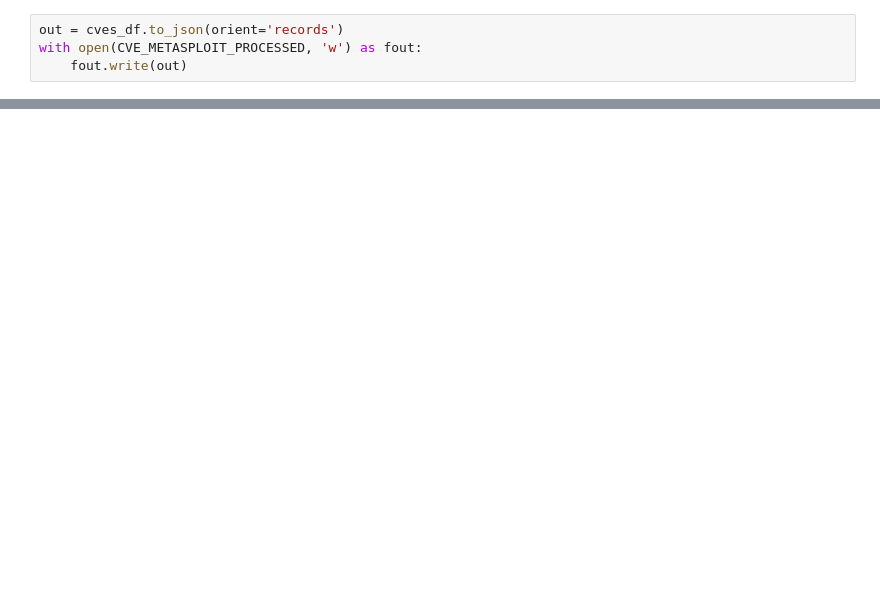
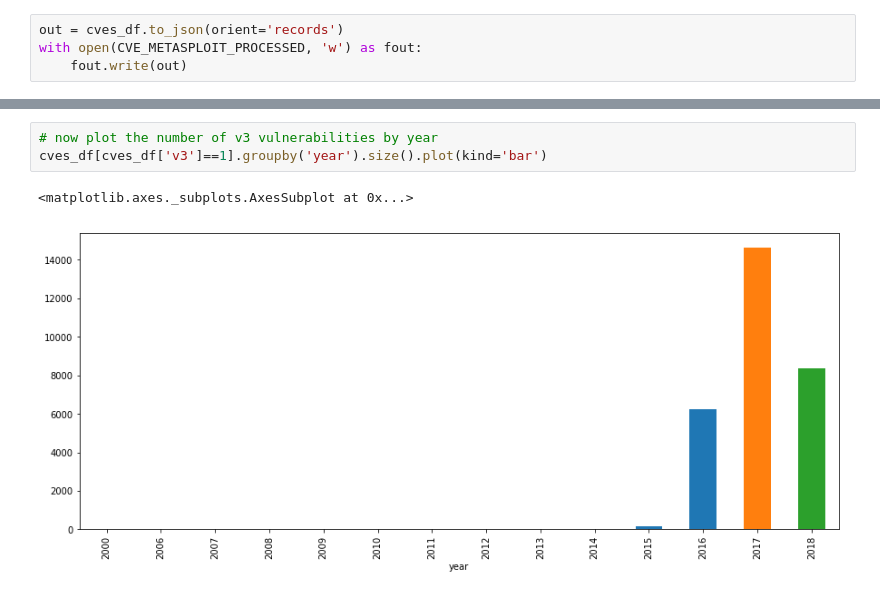
Before and after one commit to kfarr3/MLND-Capstone, a Jupyter notebook: code/data_prep/metasploit.ipynb, the cells around one changed output, grey strips where cells are left out. Saved outputs shown, nothing was run; the diff lists cells and outputs as text; blank space fills up the shorter version.

```diff
--- a/code/data_prep/metasploit.ipynb
+++ b/code/data_prep/metasploit.ipynb
@@ -173,0 +168,6 @@ with open(CVE_METASPLOIT_PROCESSED, 'w') as fout:
+# %%
+# now plot the number of v3 vulnerabilities by year
+cves_df[cves_df['v3']==1].groupby('year').size().plot(kind='bar')
+# %% [output]
+<matplotlib.axes._subplots.AxesSubplot at 0x...>
+[figure, added]
```
Also changed, not shown: parts of 38 cells of this notebook, 15 other files.
